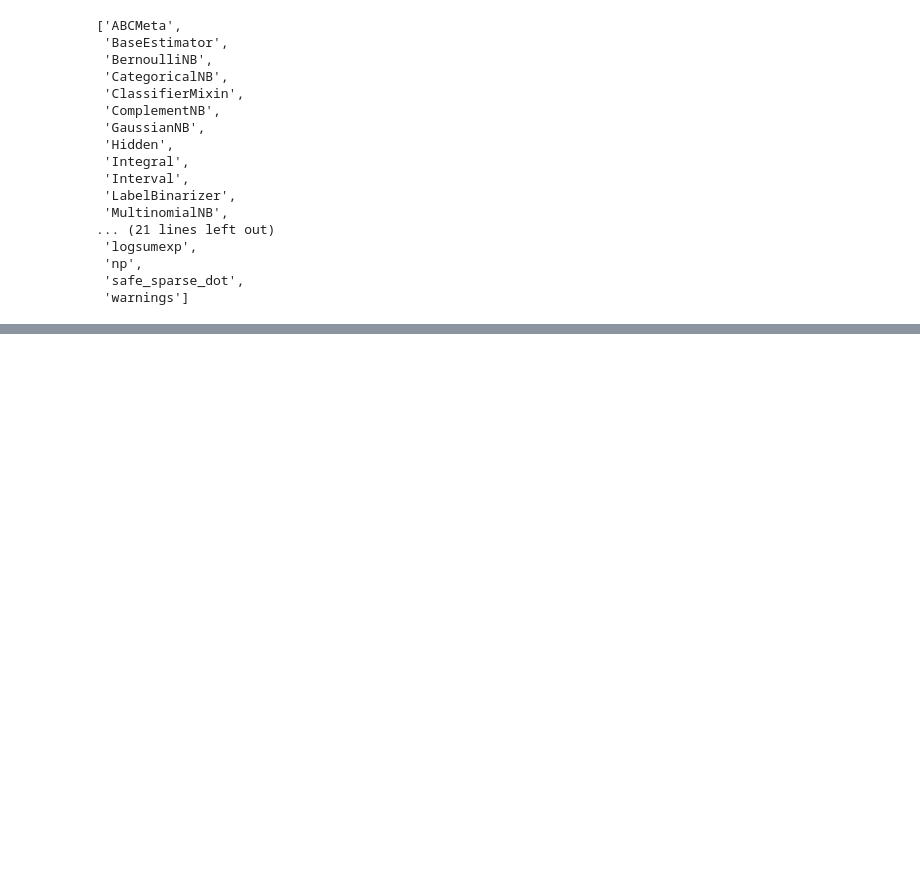
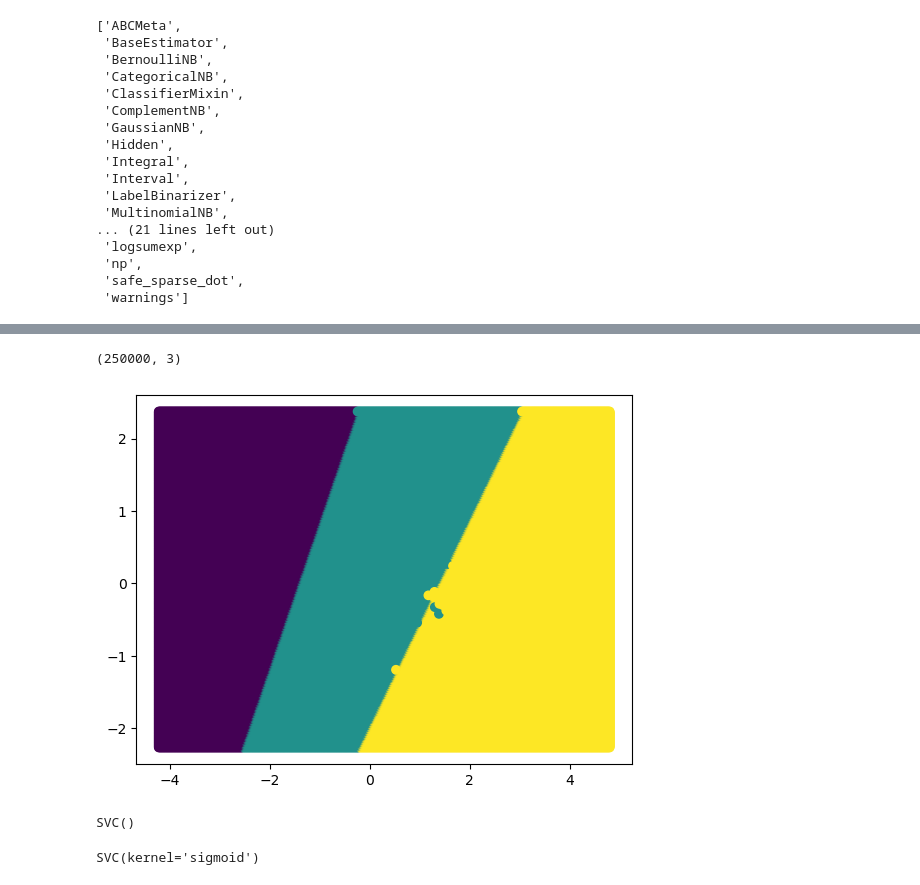
Before and after one commit to yoon0718/kepco, a Jupyter notebook: python/MachineLearning2.ipynb, the cells around one changed output, grey strips where cells are left out. Saved outputs shown, nothing was run; the diff lists cells and outputs as text; code cells hidden in the pictures; blank space fills up the shorter version.

```diff
--- a/python/MachineLearning2.ipynb
+++ b/python/MachineLearning2.ipynb
@@ -426,0 +536,3 @@ dir(naive_bayes)
+# %%
+y1, y2 = np.meshgrid(x1, x2)
+np.c_[y1[0, :], y2[0, :]]
@@ -426,0 +557,16 @@ dir(naive_bayes)
+# %%
+predict = np.zeros((500*500, 3))
+for i in range(500):
+    pr = linear_kernel.predict(np.c_[y1[i, :], y2[i, :]])
+    result = np.c_[y1[i, :], y2[i, :], pr]
+    predict[i*500:(i+1)*500, :] = result
+# %%
+predict.shape
+# %% [output]
+(250000, 3)
+# %%
+plt.scatter(predict[:, 0], predict[:, 1], c=predict[:, 2])
+plt.scatter(X[:, 0], X[:,1], c=load_iris()['target'])
+plt.show()
+# %% [output]
+[figure, added]
@@ -426,0 +576,5 @@ dir(naive_bayes)
+# %%
+sigmoid_model.fit(X, load_iris()['target'])
+rbf_model.fit(X, load_iris()['target'])
+# %% [output]
+SVC()
@@ -426,0 +621,5 @@ dir(naive_bayes)
+# %%
+svm_model = SVC(kernel = 'sigmoid')
+svm_model.fit(X, y)
+# %% [output]
+SVC(kernel='sigmoid')
```
Also changed, not shown: parts of 60 cells of this notebook.
